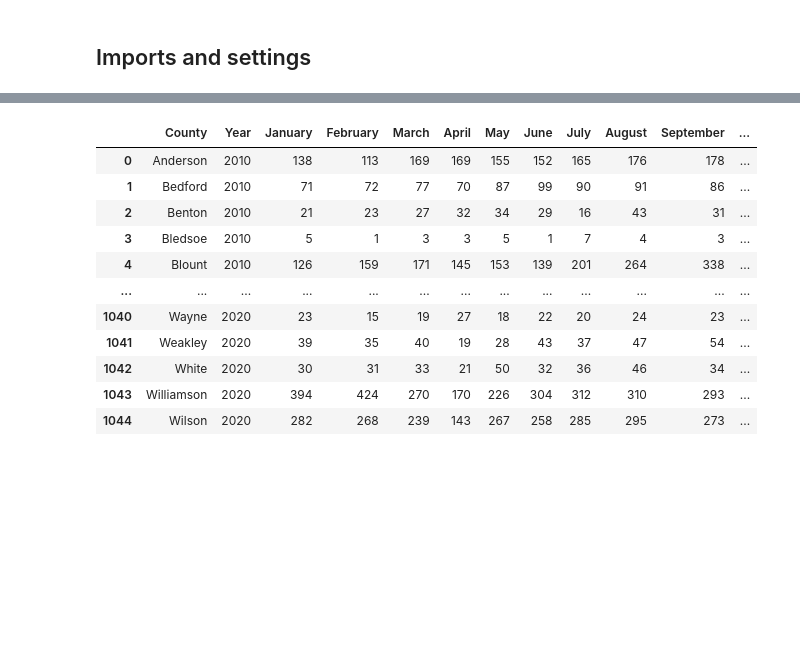
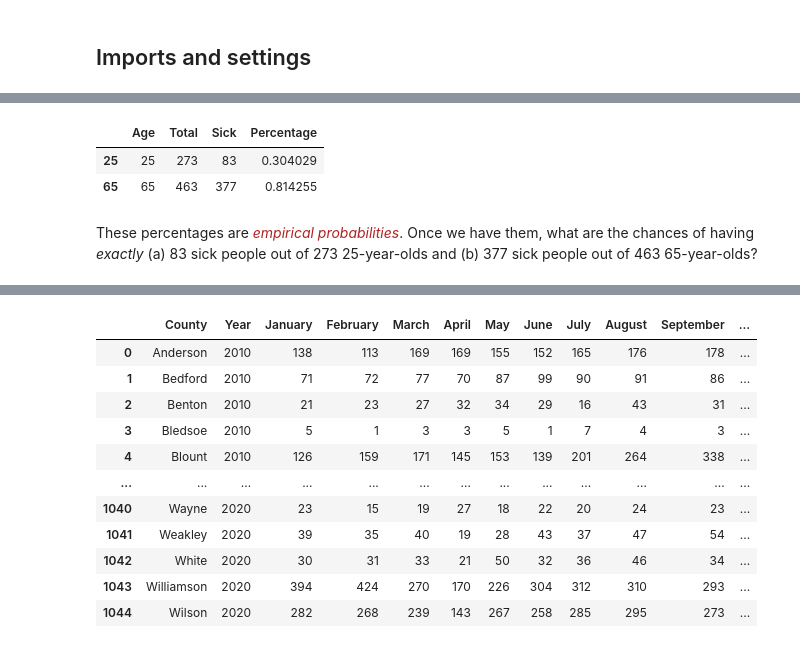
Before and after one commit to pajacobson/regression, a Jupyter notebook: twitch/count_models/Count models.ipynb, the cells around one changed output, grey strips where cells are left out. Saved outputs shown, nothing was run; the diff lists cells and outputs as text; code cells hidden in the pictures; blank space fills up the shorter version.

```diff
--- a/twitch/count_models/Count models.ipynb
+++ b/twitch/count_models/Count models.ipynb
@@ -25,0 +80,8 @@ plt.rcParams['figure.figsize'] = [12,8]
+# %%
+cohorts[ (cohorts["Age"]==25) | (cohorts["Age"]==65) ]
+# %% [output]
+|  | Age | Total | Sick | Percentage |
+| 25 | 25 | 273 | 83 | 0.304029 |
+| 65 | 65 | 463 | 377 | 0.814255 |
+# %% [markdown]
+These percentages are <font color="firebrick">_empirical probabilities_</font>. Once we have them, what are the chances of having _exactly_ (a) 83 sick people out of 273 25-year-olds and (b) 377 sick people out of 463 65-year-olds?
```
Also changed, not shown: parts of 43 cells of this notebook, 2 other files.
